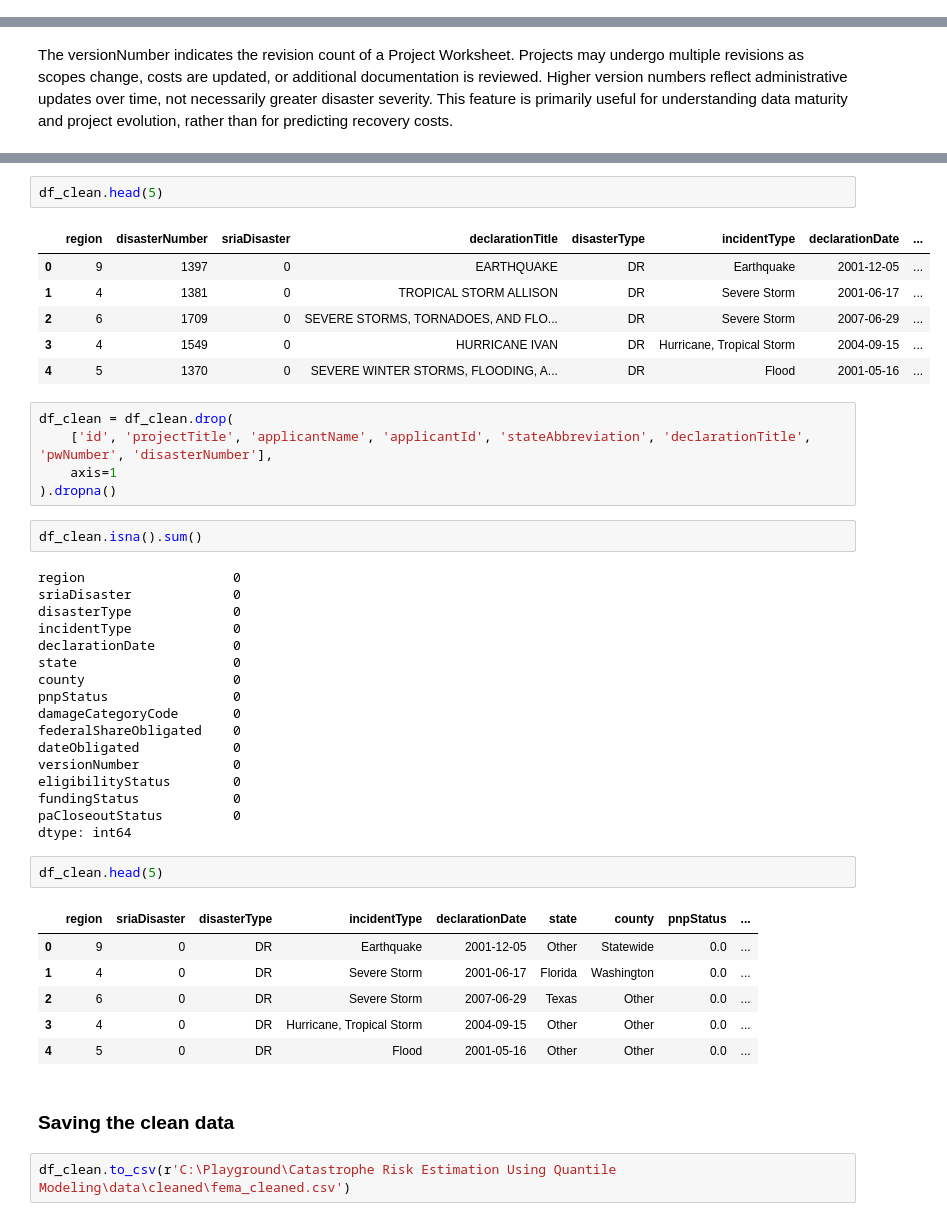
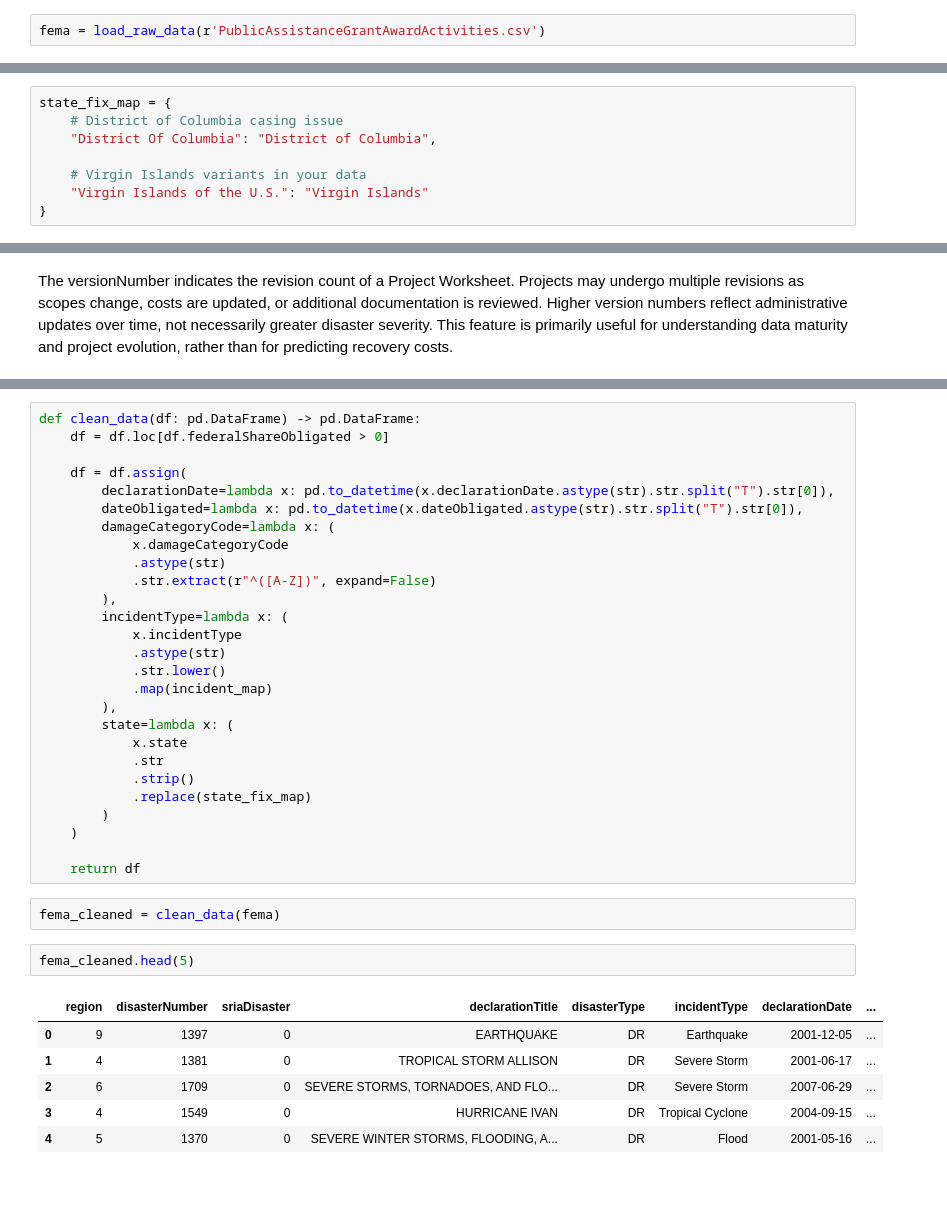
Before and after one commit to Aryan-Kaisth/Catastrophe_Risk_Estimation_Quantile_Based, a Jupyter notebook: notebooks/data_cleaning.ipynb, the cells around one changed output, grey strips where cells are left out. Saved outputs shown, nothing was run; the diff lists cells and outputs as text; blank space fills up the shorter version.

Commit message:
update data cleaning

```diff
--- a/notebooks/data_cleaning.ipynb
+++ b/notebooks/data_cleaning.ipynb
@@ -313,0 +14,2 @@ array(['DR', 'EM', 'FM'], dtype=object)
+# %%
+fema = load_raw_data(r'PublicAssistanceGrantAwardActivities.csv')
@@ -612,0 +509,8 @@ df_clean[num_cols].head(5)
+# %%
+state_fix_map = {
+    # District of Columbia casing issue
+    "District Of Columbia": "District of Columbia",
+
+    # Virgin Islands variants in your data
+    "Virgin Islands of the U.S.": "Virgin Islands"
+}
@@ -744,46 +670,38 @@ Index(['region', 'disasterNumber', 'sriaDisaster', 'declarationTitle',
+# %%
+def clean_data(df: pd.DataFrame) -> pd.DataFrame:
+    df = df.loc[df.federalShareObligated > 0]
+
+    df = df.assign(
+        declarationDate=lambda x: pd.to_datetime(x.declarationDate.astype(str).str.split("T").str[0]),
+        dateObligated=lambda x: pd.to_datetime(x.dateObligated.astype(str).str.split("T").str[0]),
+        damageCategoryCode=lambda x: (
+            x.damageCategoryCode
+            .astype(str)
+            .str.extract(r"^([A-Z])", expand=False)
+        ),
+        incidentType=lambda x: (
+            x.incidentType
+            .astype(str)
+            .str.lower()
+            .map(incident_map)
+        ),
+        state=lambda x: (
+            x.state
+            .str
+            .strip()
+            .replace(state_fix_map)
+        )
+    )
+
+    return df
+# %%
+fema_cleaned = clean_data(fema)
 # %%
-df_clean.head(5)
+fema_cleaned.head(5)
 # %% [output]
 |  | region | disasterNumber | sriaDisaster | declarationTitle | disasterType | incidentType | declarationDate | ... |
 | 0 | 9 | 1397 | 0 | EARTHQUAKE | DR | Earthquake | 2001-12-05 | ... |
 | 1 | 4 | 1381 | 0 | TROPICAL STORM ALLISON | DR | Severe Storm | 2001-06-17 | ... |
 | 2 | 6 | 1709 | 0 | SEVERE STORMS, TORNADOES, AND FLO... | DR | Severe Storm | 2007-06-29 | ... |
-| 3 | 4 | 1549 | 0 | HURRICANE IVAN | DR | Hurricane, Tropical Storm | 2004-09-15 | ... |
+| 3 | 4 | 1549 | 0 | HURRICANE IVAN | DR | Tropical Cyclone | 2004-09-15 | ... |
 | 4 | 5 | 1370 | 0 | SEVERE WINTER STORMS, FLOODING, A... | DR | Flood | 2001-05-16 | ... |
-# %%
-df_clean = df_clean.drop(
-    ['id', 'projectTitle', 'applicantName', 'applicantId', 'stateAbbreviation', 'declarationTitle', 'pwNumber', 'disasterNumber'],
-    axis=1
-).dropna()
-# %%
-df_clean.isna().sum()
-# %% [output]
-region                   0
-sriaDisaster             0
-disasterType             0
-incidentType             0
-declarationDate          0
-state                    0
-county                   0
-pnpStatus                0
-damageCategoryCode       0
-federalShareObligated    0
-dateObligated            0
-versionNumber            0
-eligibilityStatus        0
-fundingStatus            0
-paCloseoutStatus         0
-dtype: int64
-# %%
-df_clean.head(5)
-# %% [output]
-|  | region | sriaDisaster | disasterType | incidentType | declarationDate | state | county | pnpStatus | ... |
-| 0 | 9 | 0 | DR | Earthquake | 2001-12-05 | Other | Statewide | 0.0 | ... |
-| 1 | 4 | 0 | DR | Severe Storm | 2001-06-17 | Florida | Washington | 0.0 | ... |
-| 2 | 6 | 0 | DR | Severe Storm | 2007-06-29 | Texas | Other | 0.0 | ... |
-| 3 | 4 | 0 | DR | Hurricane, Tropical Storm | 2004-09-15 | Other | Other | 0.0 | ... |
-| 4 | 5 | 0 | DR | Flood | 2001-05-16 | Other | Other | 0.0 | ... |
-# %% [markdown]
-### Saving the clean data
-# %%
-df_clean.to_csv(r'C:\Playground\Catastrophe Risk Estimation Using Quantile Modeling\data\cleaned\fema_cleaned.csv')
```
Also changed, not shown: parts of 178 cells of this notebook.
